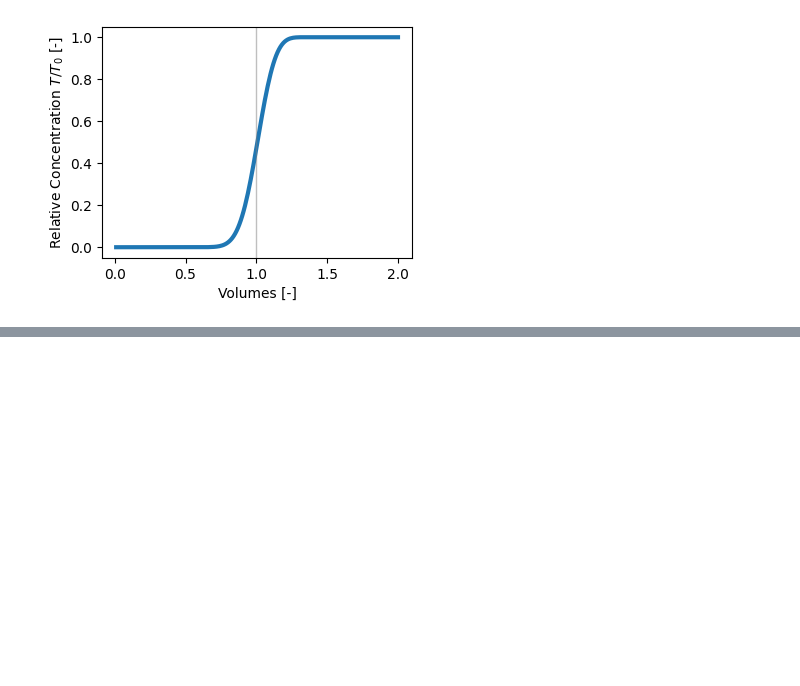
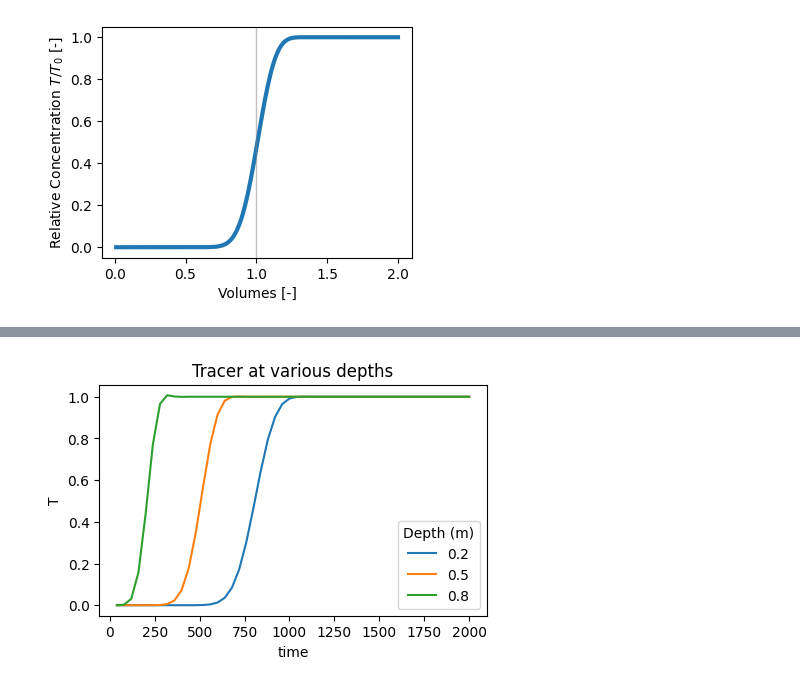
Before and after one commit to edsaac/espuma, a Jupyter notebook: examples/scalar_breakthrough.ipynb, the cells around one changed output, grey strips where cells are left out. Saved outputs shown, nothing was run; the diff lists cells and outputs as text; code cells hidden in the pictures; blank space fills up the shorter version.

Commit message:
Add export to xarray method for 1D cases

```diff
--- a/examples/scalar_breakthrough.ipynb
+++ b/examples/scalar_breakthrough.ipynb
@@ -11,8 +11,10 @@ pv.set_jupyter_backend('static')
 # %%
-def to_numeric(s:str):
-    '''Quick regex to extract the values of an openfoam dict entry'''
+def to_numeric(s: str):
+    """Quick regex to extract the values of an openfoam dict entry"""
     numbers = findall(r"[-]?\d+[.]?\d*", s)
-    return [float(f) for f in numbers] if len(numbers) > 1 else float(numbers[0])
+    return (
+        [float(f) for f in numbers] if len(numbers) > 1 else float(numbers[0])
+    )
 # %%
 ## Point to a template to clone from
 of_template = Case_Directory("../templates/breakthrough")
@@ -160,3 +162,7 @@ ax.axvline(x=1.0, lw=1, alpha=0.5, c='grey')
 plt.show()
 # %% [output]
 [figure]
+# %%
+# Save results in a single xarray dataset instead of time folders
+results = of_case.export_to_xarray()
+results
@@ -162,0 +183,16 @@ plt.show()
+# %%
+fig, ax = plt.subplots(figsize=(5, 3))
+results["T"].sel(depth=0.20, method="nearest").plot.line(
+    x="time", ax=ax, label="0.2"
+)
+results["T"].sel(depth=0.50, method="nearest").plot.line(
+    x="time", ax=ax, label="0.5"
+)
+results["T"].sel(depth=0.80, method="nearest").plot.line(
+    x="time", ax=ax, label="0.8"
+)
+ax.legend(title="Depth (m)")
+ax.set_title("Tracer at various depths")
+plt.show()
+# %% [output]
+[figure, added]
```
Also changed, not shown: parts of 14 cells of this notebook, 4 other files.
